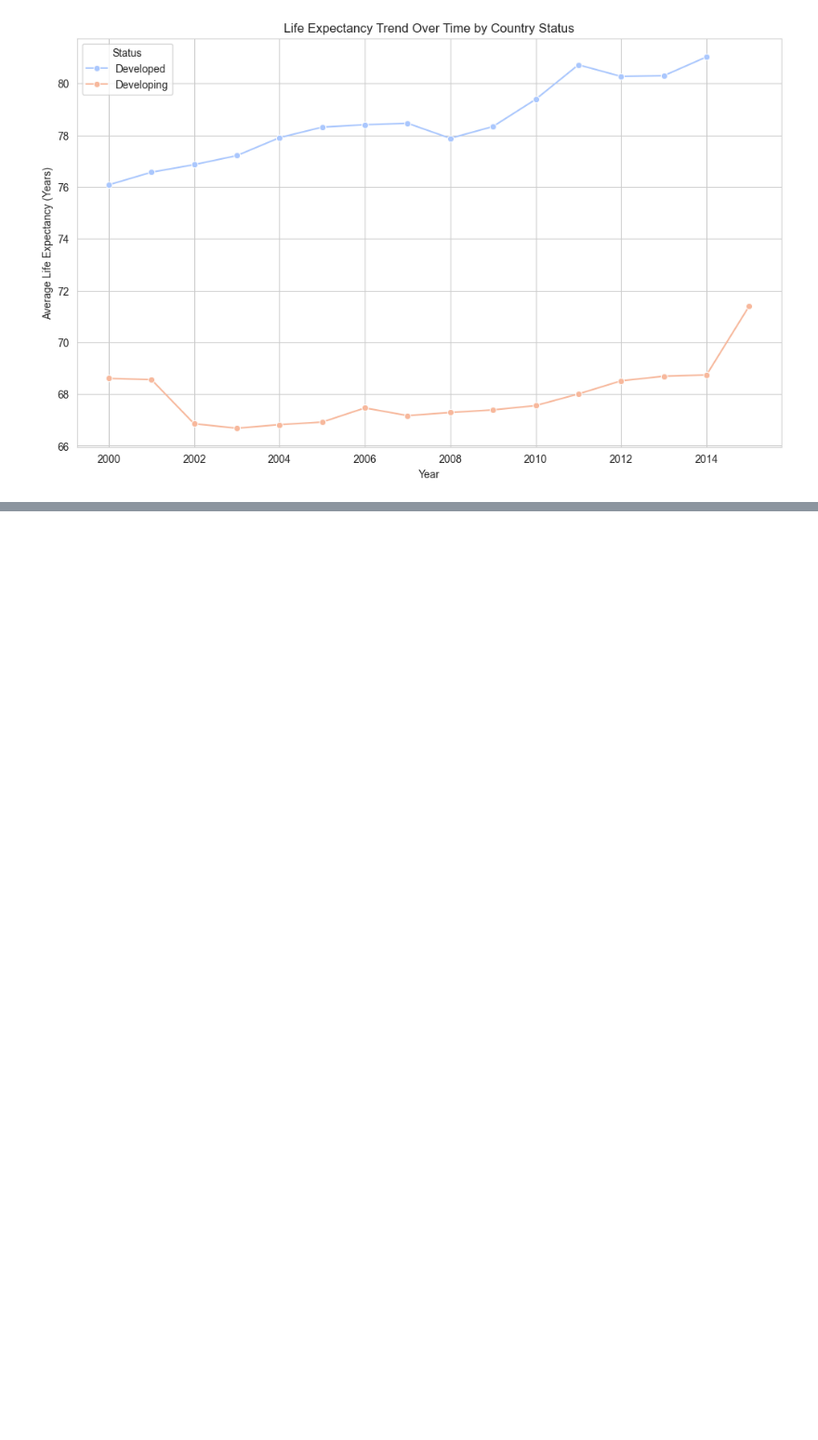
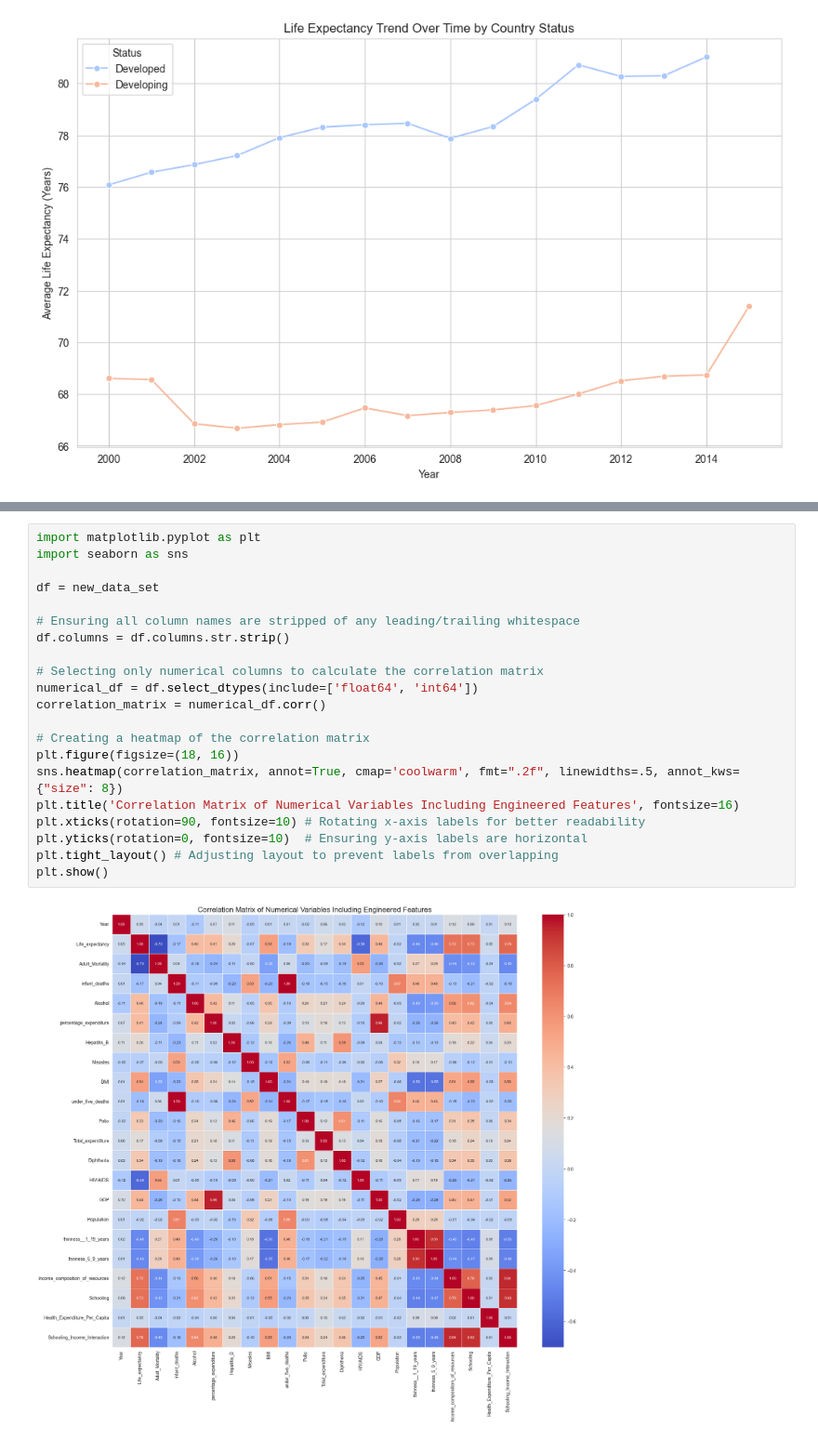
Before and after one commit to NamatovuChristineMaria123/Group-A-Day-Life-Expectancy-Recess-Project, a Jupyter notebook: Life_expectancy.ipynb, the cells around one changed output, grey strips where cells are left out. Shown at 93% size. Saved outputs shown, nothing was run; the diff lists cells and outputs as text; blank space fills up the shorter version.

```diff
--- a/Life_expectancy.ipynb
+++ b/Life_expectancy.ipynb
@@ -505,3 +574,26 @@ Plots for new engineered features
+# %%
+import matplotlib.pyplot as plt
+import seaborn as sns
+
+df = new_data_set
+
+# Ensuring all column names are stripped of any leading/trailing whitespace
+df.columns = df.columns.str.strip()
+
+# Selecting only numerical columns to calculate the correlation matrix
+numerical_df = df.select_dtypes(include=['float64', 'int64'])
+correlation_matrix = numerical_df.corr()
+
+# Creating a heatmap of the correlation matrix
+plt.figure(figsize=(18, 16))
+sns.heatmap(correlation_matrix, annot=True, cmap='coolwarm', fmt=".2f", linewidths=.5, annot_kws={"size": 8})
+plt.title('Correlation Matrix of Numerical Variables Including Engineered Features', fontsize=16)
+plt.xticks(rotation=90, fontsize=10) # Rotating x-axis labels for better readability
+plt.yticks(rotation=0, fontsize=10)  # Ensuring y-axis labels are horizontal
+plt.tight_layout() # Adjusting layout to prevent labels from overlapping
+plt.show()
+# %% [output]
+[figure, added]
 # %%
 from sklearn.model_selection import train_test_split
 from sklearn.preprocessing import OneHotEncoder, StandardScaler
```
Also changed, not shown: parts of 13 cells of this notebook.
